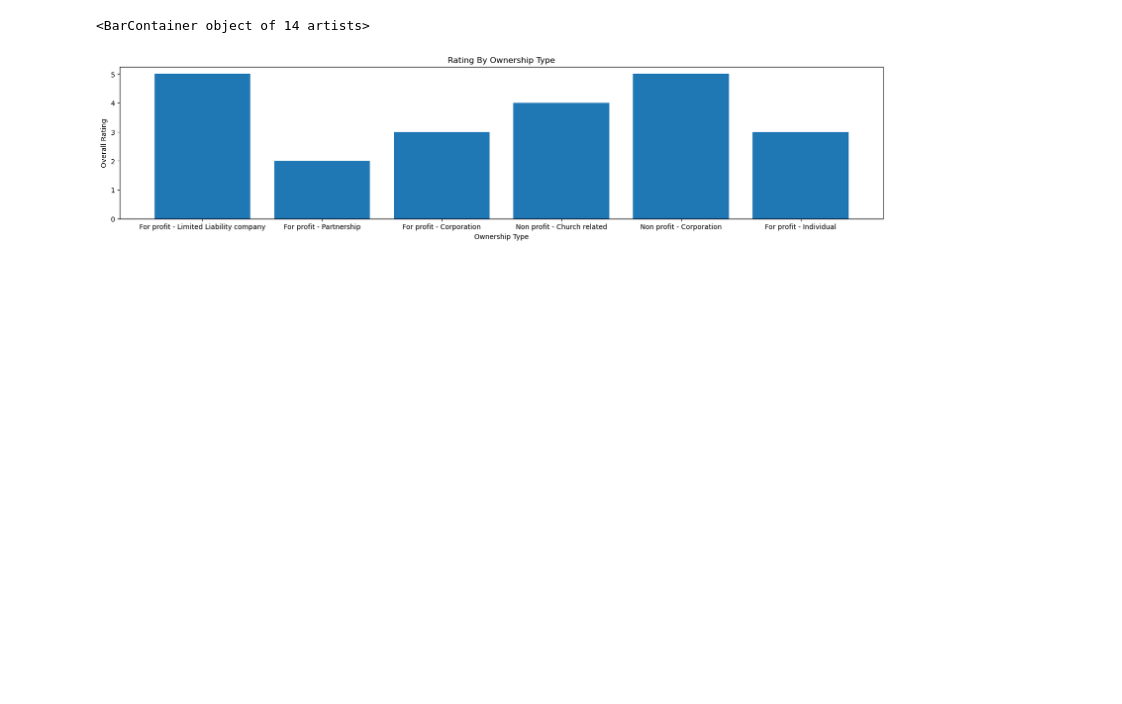
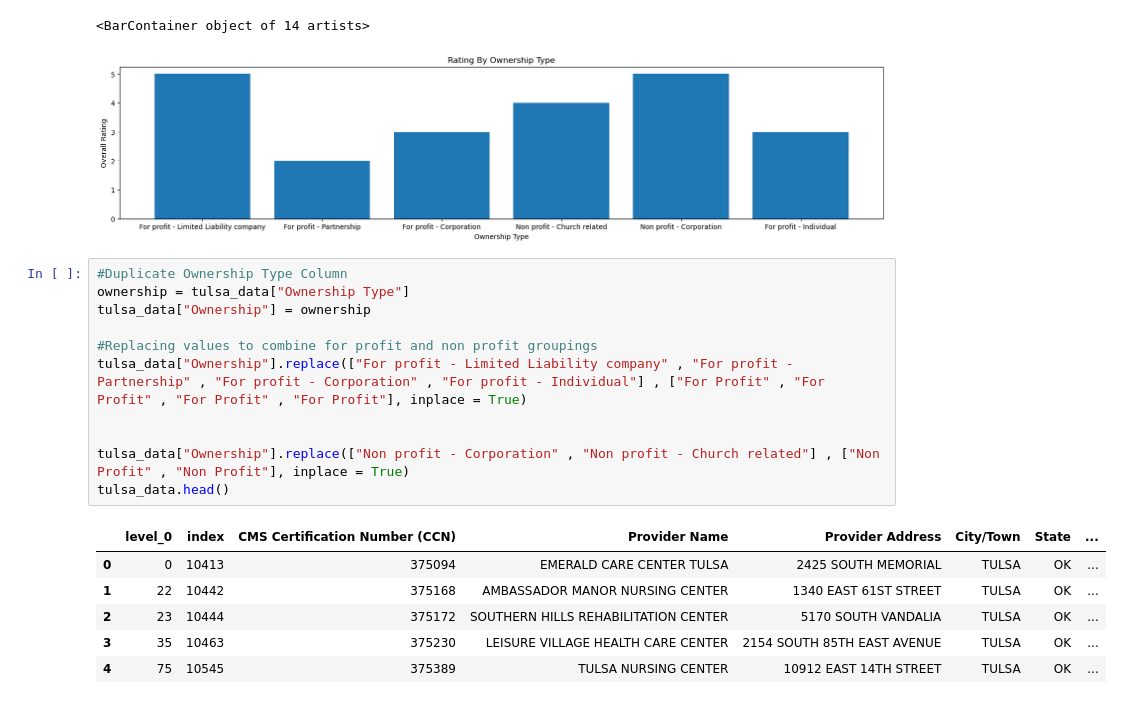
Before and after one commit to wanderfarther/Project_1, a Jupyter notebook: nursing_home_comparisonsDM.ipynb, the cells around one changed output. Drawn from its saved outputs; the diff is of its cells as text; blank space fills up the shorter version.

```diff
--- a/nursing_home_comparisonsDM.ipynb
+++ b/nursing_home_comparisonsDM.ipynb
@@ -124,3 +125,21 @@ plt.bar(x,y)
 # %% [output]
 <BarContainer object of 14 artists>
 [figure]
+# %%
+#Duplicate Ownership Type Column
+ownership = tulsa_data["Ownership Type"]
+tulsa_data["Ownership"] = ownership
+
+#Replacing values to combine for profit and non profit groupings
+tulsa_data["Ownership"].replace(["For profit - Limited Liability company" , "For profit - Partnership" , "For profit - Corporation" , "For profit - Individual"] , ["For Profit" , "For Profit" , "For Profit" , "For Profit"], inplace = True)
+
+
+tulsa_data["Ownership"].replace(["Non profit - Corporation" , "Non profit - Church related"] , ["Non Profit" , "Non Profit"], inplace = True)
+tulsa_data.head()
+# %% [output]
+|  | level_0 | index | CMS Certification Number (CCN) | Provider Name | Provider Address | City/Town | State | ... |
+| 0 | 0 | 10413 | 375094 | EMERALD CARE CENTER TULSA | 2425 SOUTH MEMORIAL | TULSA | OK | ... |
+| 1 | 22 | 10442 | 375168 | AMBASSADOR MANOR NURSING CENTER | 1340 EAST 61ST STREET | TULSA | OK | ... |
+| 2 | 23 | 10444 | 375172 | SOUTHERN HILLS REHABILITATION CENTER | 5170 SOUTH VANDALIA | TULSA | OK | ... |
+| 3 | 35 | 10463 | 375230 | LEISURE VILLAGE HEALTH CARE CENTER | 2154 SOUTH 85TH EAST AVENUE | TULSA | OK | ... |
+| 4 | 75 | 10545 | 375389 | TULSA NURSING CENTER | 10912 EAST 14TH STREET | TULSA | OK | ... |
```
Also changed, not shown: parts of 4 cells of this notebook.
